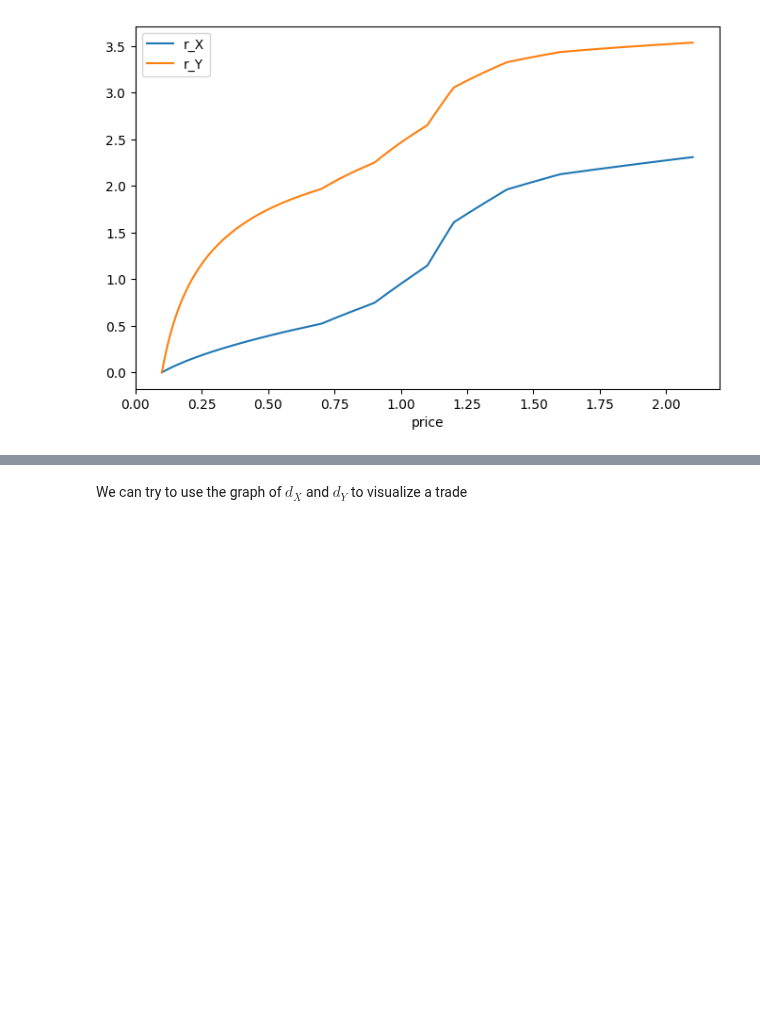
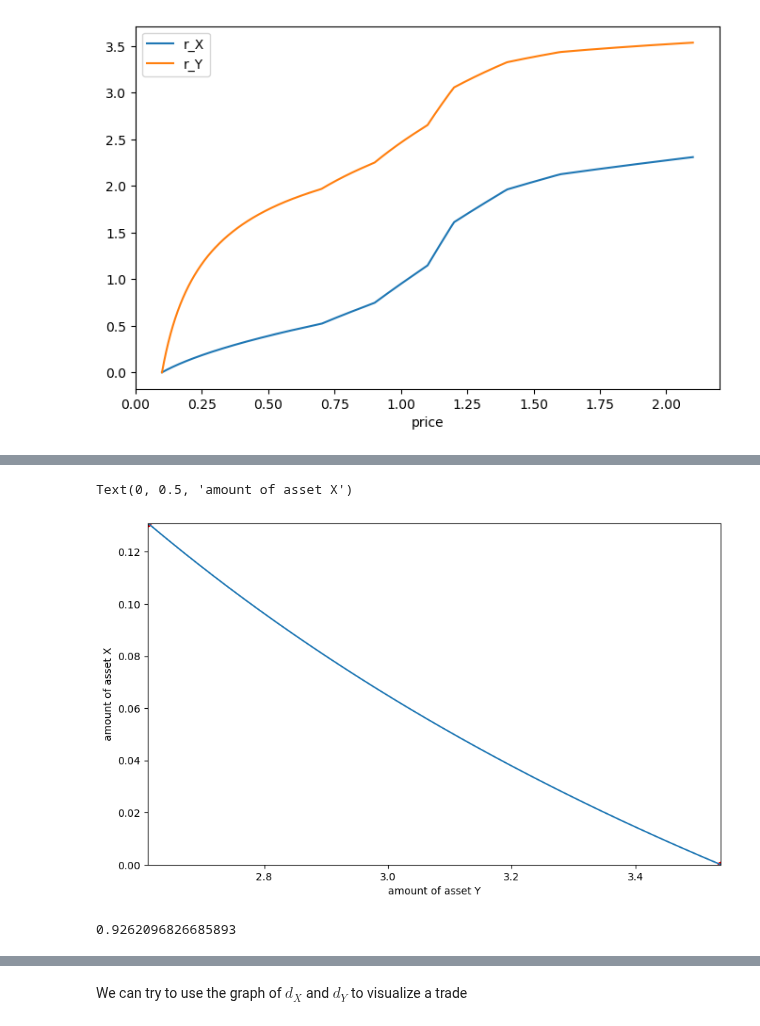
Before and after one commit to std92050/AMM, a Jupyter notebook: V3_trading_and_liquidity.ipynb, the cells around one changed output, grey strips where cells are left out. Saved outputs shown, nothing was run; the diff lists cells and outputs as text; code cells hidden in the pictures; blank space fills up the shorter version.

```diff
--- a/V3_trading_and_liquidity.ipynb
+++ b/V3_trading_and_liquidity.ipynb
@@ -294,0 +315,20 @@ plt.legend()
+# %%
+# scale in
+plt.figure(figsize=(10,6))
+r_X_array = np.array([r_X(P_0 , s , L_array,ticks_array) for s in price_array])
+r_Y_array = np.array([r_Y(s , P_max , L_array,ticks_array) for s in price_array])
+plt.plot(r_Y_array,r_X_array)
+plt.scatter(r_Y_tick_array,r_X_tick_array,c='r')
+# for y in r_Y_tick_array:
+#     plt.axvline(x=y,ls='dashed',c='k')
+plt.ylim(0,X[-1])
+plt.xlim(s_y-Y[0],s_y)
+plt.xlabel('amount of asset Y')
+plt.ylabel('amount of asset X')
+# %% [output]
+Text(0, 0.5, 'amount of asset X')
+[figure, added]
+# %%
+Y[0]
+# %% [output]
+0.9262096826685893
```
Also changed, not shown: parts of 11 cells of this notebook, 8 other files.
